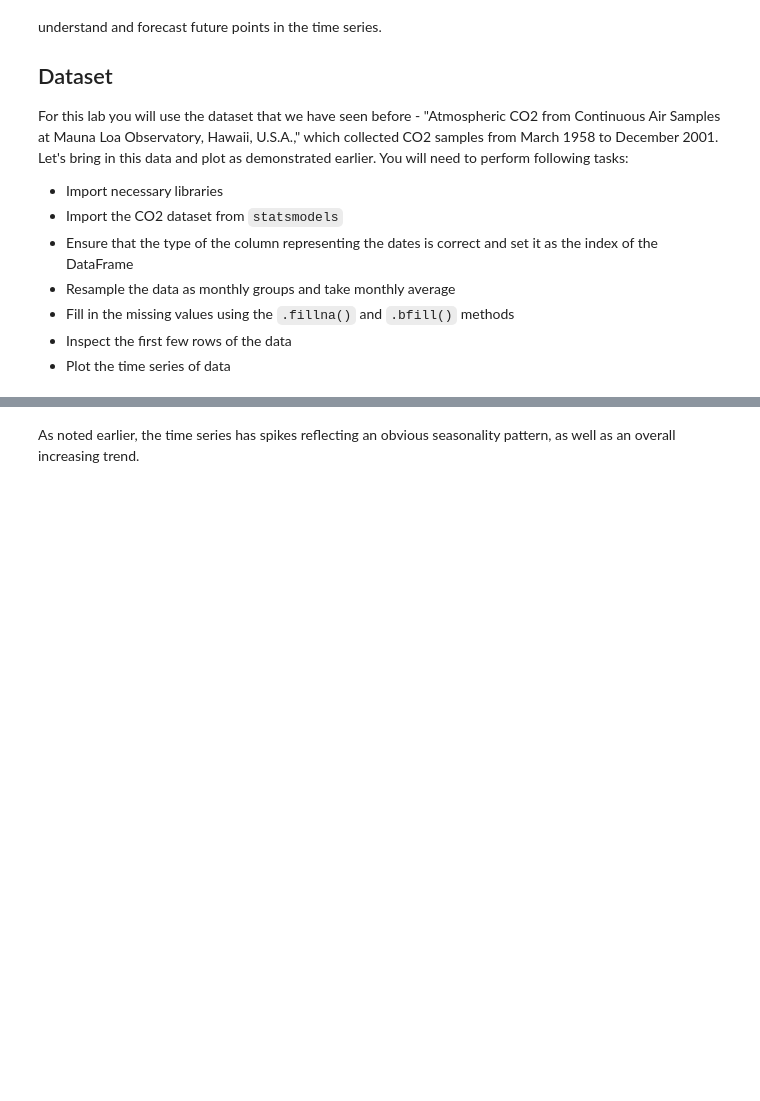
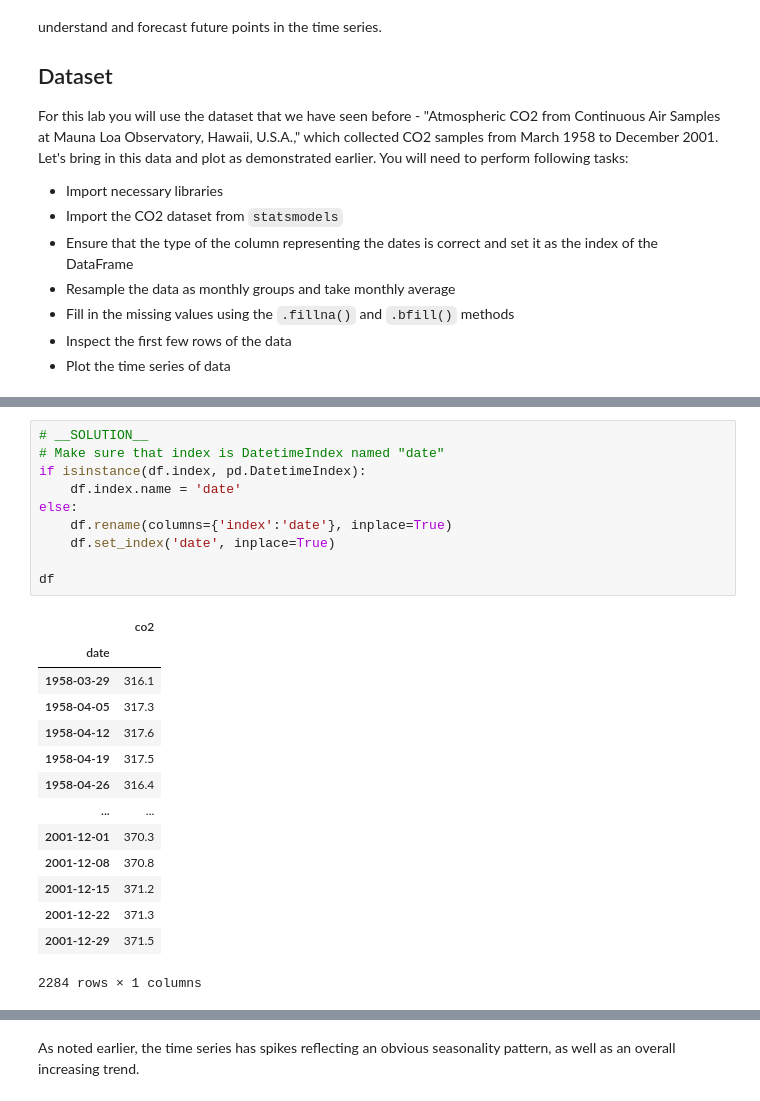
Before and after one commit to learn-co-curriculum/dsc-sarima-models-lab, a Jupyter notebook: index.ipynb, the cells around one changed output, grey strips where cells are left out. Saved outputs shown, nothing was run; the diff lists cells and outputs as text; blank space fills up the shorter version.

```diff
--- a/index.ipynb
+++ b/index.ipynb
@@ -130,0 +101,25 @@ Freq: MS, Name: co2, dtype: float64
+# %%
+# __SOLUTION__
+# Make sure that index is DatetimeIndex named "date"
+if isinstance(df.index, pd.DatetimeIndex):
+    df.index.name = 'date'
+else:
+    df.rename(columns={'index':'date'}, inplace=True)
+    df.set_index('date', inplace=True)
+
+df
+# %% [output]
+|  | co2 |
+| date |  |
+| 1958-03-29 | 316.1 |
+| 1958-04-05 | 317.3 |
+| 1958-04-12 | 317.6 |
+| 1958-04-19 | 317.5 |
+| 1958-04-26 | 316.4 |
+| ... | ... |
+| 2001-12-01 | 370.3 |
+| 2001-12-08 | 370.8 |
+| 2001-12-15 | 371.2 |
+| 2001-12-22 | 371.3 |
+| 2001-12-29 | 371.5 |
+2284 rows × 1 columns
```
Also changed, not shown: parts of 14 cells of this notebook, 6 other files.
